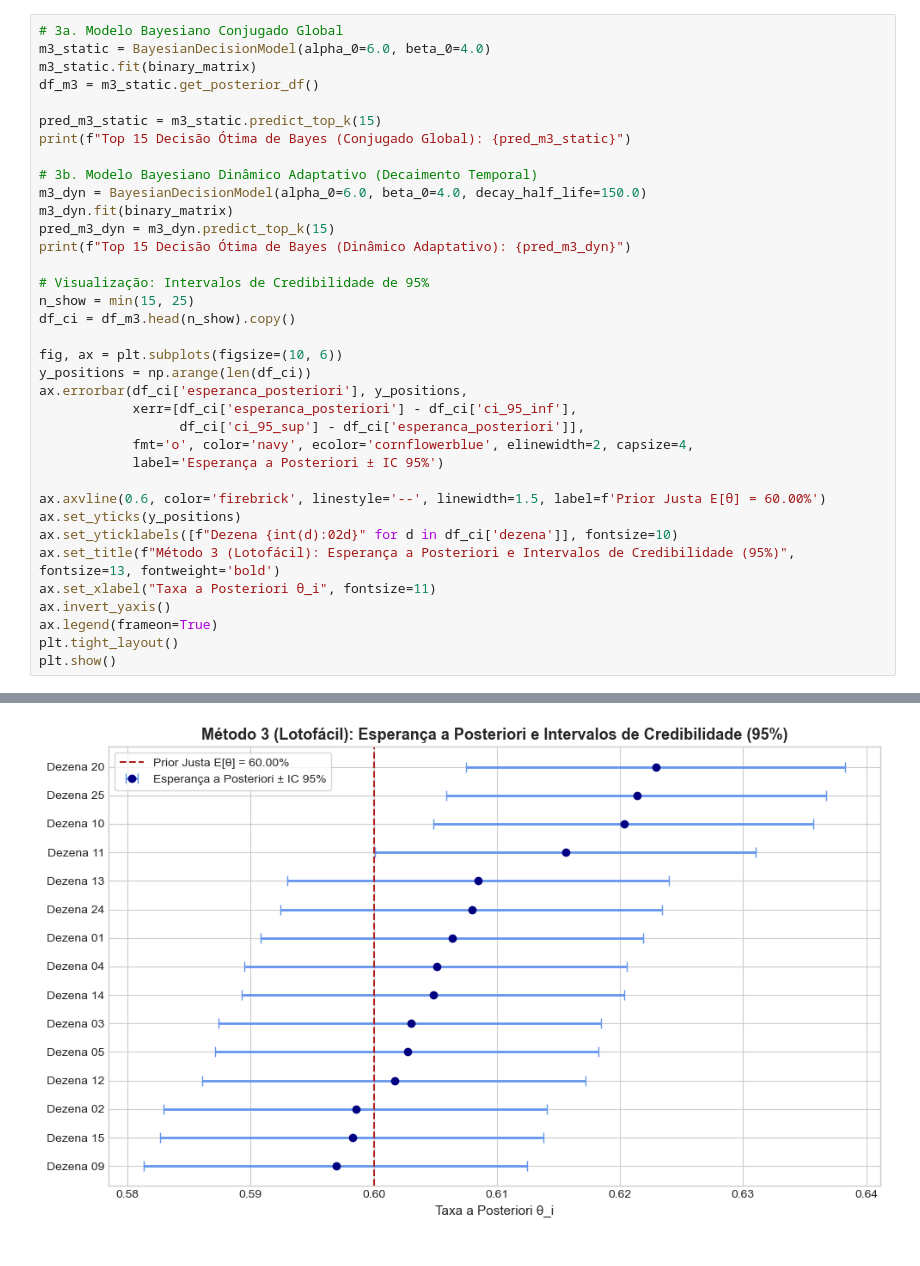
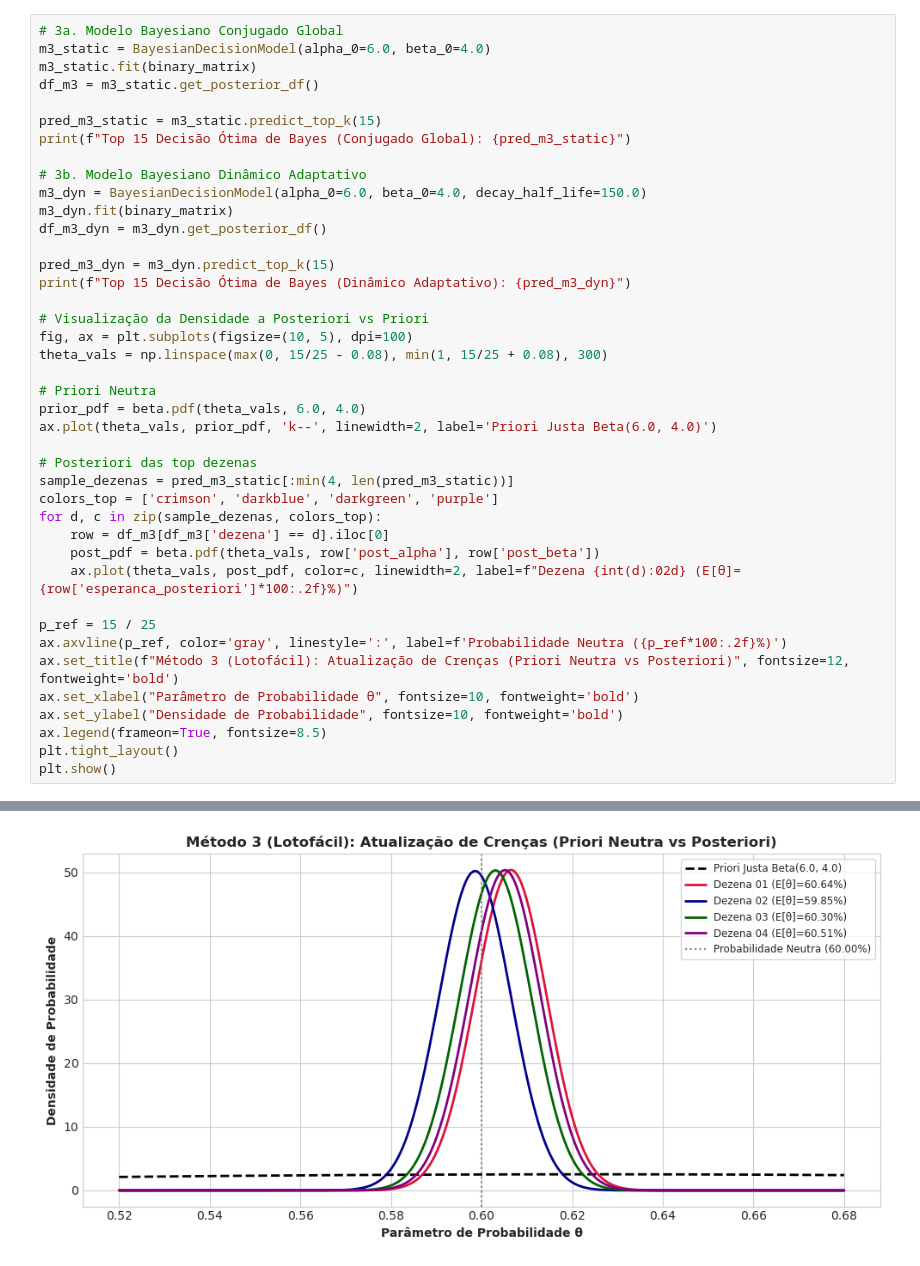
Before and after one commit to vinicius-matos7/teoria-da-decisao-loterias, a Jupyter notebook: notebooks/lotofacil.ipynb, the cells around one changed output, grey strips where cells are left out. Cells and saved outputs as stored; diff of their text form.

```diff
--- a/notebooks/lotofacil.ipynb
+++ b/notebooks/lotofacil.ipynb
@@ -225,40 +231,45 @@ Calculamos e comparamos duas formulações da decisão bayesiana:
 # %%
 # 3a. Modelo Bayesiano Conjugado Global
 m3_static = BayesianDecisionModel(alpha_0=6.0, beta_0=4.0)
 m3_static.fit(binary_matrix)
 df_m3 = m3_static.get_posterior_df()
 
 pred_m3_static = m3_static.predict_top_k(15)
 print(f"Top 15 Decisão Ótima de Bayes (Conjugado Global): {pred_m3_static}")
 
-# 3b. Modelo Bayesiano Dinâmico Adaptativo (Decaimento Temporal)
+# 3b. Modelo Bayesiano Dinâmico Adaptativo
 m3_dyn = BayesianDecisionModel(alpha_0=6.0, beta_0=4.0, decay_half_life=150.0)
 m3_dyn.fit(binary_matrix)
+df_m3_dyn = m3_dyn.get_posterior_df()
+
 pred_m3_dyn = m3_dyn.predict_top_k(15)
 print(f"Top 15 Decisão Ótima de Bayes (Dinâmico Adaptativo): {pred_m3_dyn}")
 
-# Visualização: Intervalos de Credibilidade de 95%
-n_show = min(15, 25)
-df_ci = df_m3.head(n_show).copy()
+# Visualização da Densidade a Posteriori vs Priori
+fig, ax = plt.subplots(figsize=(10, 5), dpi=100)
+theta_vals = np.linspace(max(0, 15/25 - 0.08), min(1, 15/25 + 0.08), 300)
 
-fig, ax = plt.subplots(figsize=(10, 6))
-y_positions = np.arange(len(df_ci))
-ax.errorbar(df_ci['esperanca_posteriori'], y_positions,
-            xerr=[df_ci['esperanca_posteriori'] - df_ci['ci_95_inf'],
-                  df_ci['ci_95_sup'] - df_ci['esperanca_posteriori']],
-            fmt='o', color='navy', ecolor='cornflowerblue', elinewidth=2, capsize=4,
-            label='Esperança a Posteriori ± IC 95%')
+# Priori Neutra
+prior_pdf = beta.pdf(theta_vals, 6.0, 4.0)
+ax.plot(theta_vals, prior_pdf, 'k--', linewidth=2, label='Priori Justa Beta(6.0, 4.0)')
 
-ax.axvline(0.6, color='firebrick', linestyle='--', linewidth=1.5, label=f'Prior Justa E[θ] = 60.00%')
-ax.set_yticks(y_positions)
-ax.set_yticklabels([f"Dezena {int(d):02d}" for d in df_ci['dezena']], fontsize=10)
-ax.set_title(f"Método 3 (Lotofácil): Esperança a Posteriori e Intervalos de Credibilidade (95%)", fontsize=13, fontweight='bold')
-ax.set_xlabel("Taxa a Posteriori θ_i", fontsize=11)
-ax.invert_yaxis()
-ax.legend(frameon=True)
+# Posteriori das top dezenas
+sample_dezenas = pred_m3_static[:min(4, len(pred_m3_static))]
+colors_top = ['crimson', 'darkblue', 'darkgreen', 'purple']
+for d, c in zip(sample_dezenas, colors_top):
+    row = df_m3[df_m3['dezena'] == d].iloc[0]
+    post_pdf = beta.pdf(theta_vals, row['post_alpha'], row['post_beta'])
+    ax.plot(theta_vals, post_pdf, color=c, linewidth=2, label=f"Dezena {int(d):02d} (E[θ]={row['esperanca_posteriori']*100:.2f}%)")
+
+p_ref = 15 / 25
+ax.axvline(p_ref, color='gray', linestyle=':', label=f'Probabilidade Neutra ({p_ref*100:.2f}%)')
+ax.set_title(f"Método 3 (Lotofácil): Atualização de Crenças (Priori Neutra vs Posteriori)", fontsize=12, fontweight='bold')
+ax.set_xlabel("Parâmetro de Probabilidade θ", fontsize=10, fontweight='bold')
+ax.set_ylabel("Densidade de Probabilidade", fontsize=10, fontweight='bold')
+ax.legend(frameon=True, fontsize=8.5)
 plt.tight_layout()
 plt.show()
 # %% [output]
 Top 15 Decisão Ótima de Bayes (Conjugado Global): [1, 2, 3, 4, 5, 9, 10, 11, 12, 13, 14, 15, 20, 24, 25]
 Top 15 Decisão Ótima de Bayes (Dinâmico Adaptativo): [1, 3, 4, 5, 6, 7, 9, 11, 12, 13, 15, 21, 23, 24, 25]
-[figure, old version]
+[figure, new version]
```
Also changed, not shown: parts of 18 cells of this notebook, 3 other files.
